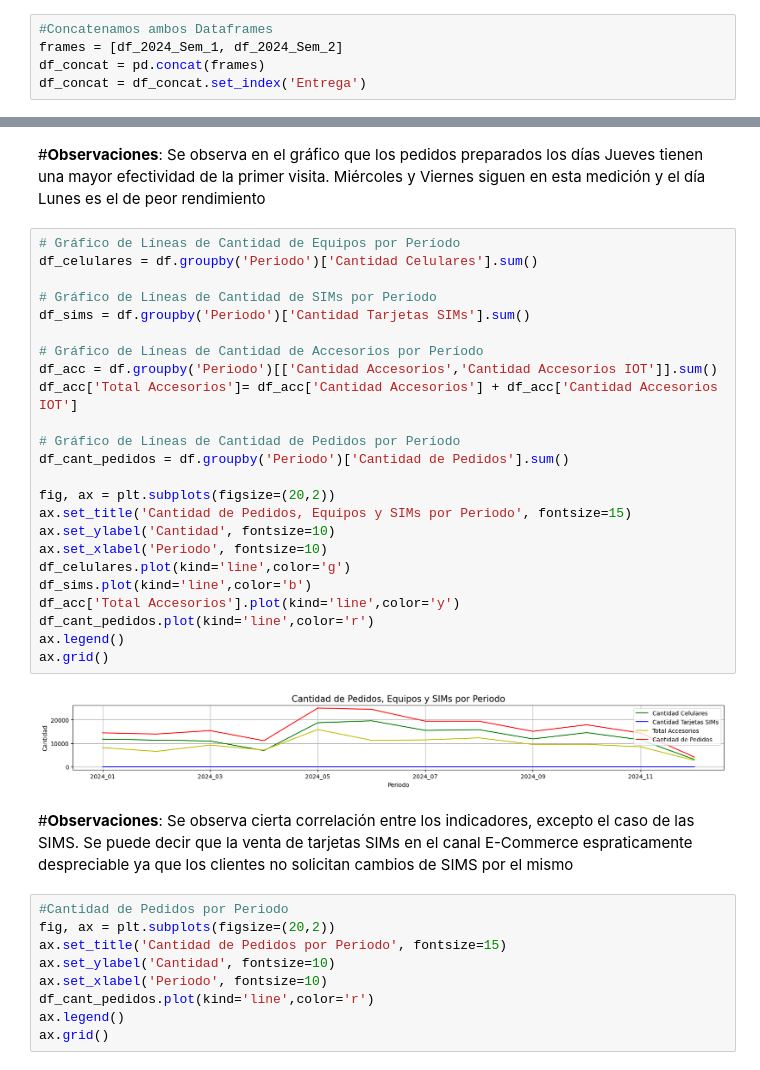
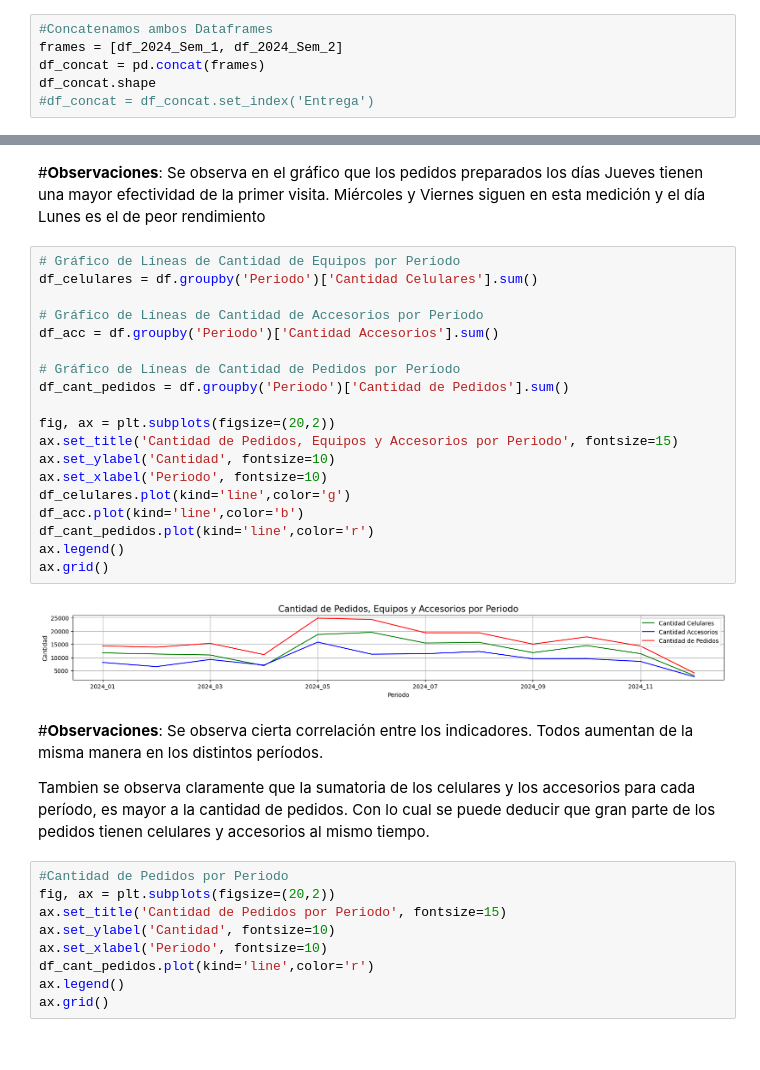
Before and after one commit to Leonardo-rodcas/Proyecto-DS-61190-E-Commerce, a Jupyter notebook: ProyectoDS_Rodriguez_Castillo_Leonardo.ipynb, the cells around one changed output, grey strips where cells are left out. Saved outputs shown, nothing was run; the diff lists cells and outputs as text.

```diff
--- a/ProyectoDS_Rodriguez_Castillo_Leonardo.ipynb
+++ b/ProyectoDS_Rodriguez_Castillo_Leonardo.ipynb
@@ -171,4 +171,5 @@ df_2024_Sem_2 = pd.read_excel(URL2)
 #Concatenamos ambos Dataframes
 frames = [df_2024_Sem_1, df_2024_Sem_2]
 df_concat = pd.concat(frames)
-df_concat = df_concat.set_index('Entrega')
+df_concat.shape
+#df_concat = df_concat.set_index('Entrega')
@@ -485,32 +514,29 @@ Se observa en el gráfico que los pedidos preparados los días Jueves tienen una
 # %%
 # Gráfico de Líneas de Cantidad de Equipos por Período
 df_celulares = df.groupby('Periodo')['Cantidad Celulares'].sum()
 
-# Gráfico de Líneas de Cantidad de SIMs por Período
-df_sims = df.groupby('Periodo')['Cantidad Tarjetas SIMs'].sum()
-
 # Gráfico de Líneas de Cantidad de Accesorios por Período
-df_acc = df.groupby('Periodo')[['Cantidad Accesorios','Cantidad Accesorios IOT']].sum()
-df_acc['Total Accesorios']= df_acc['Cantidad Accesorios'] + df_acc['Cantidad Accesorios IOT']
+df_acc = df.groupby('Periodo')['Cantidad Accesorios'].sum()
 
 # Gráfico de Líneas de Cantidad de Pedidos por Período
 df_cant_pedidos = df.groupby('Periodo')['Cantidad de Pedidos'].sum()
 
 fig, ax = plt.subplots(figsize=(20,2))
-ax.set_title('Cantidad de Pedidos, Equipos y SIMs por Periodo', fontsize=15)
+ax.set_title('Cantidad de Pedidos, Equipos y Accesorios por Periodo', fontsize=15)
 ax.set_ylabel('Cantidad', fontsize=10)
 ax.set_xlabel('Periodo', fontsize=10)
 df_celulares.plot(kind='line',color='g')
-df_sims.plot(kind='line',color='b')
-df_acc['Total Accesorios'].plot(kind='line',color='y')
+df_acc.plot(kind='line',color='b')
 df_cant_pedidos.plot(kind='line',color='r')
 ax.legend()
 ax.grid()
 # %% [output]
-[figure, old version]
+[figure, new version]
-# %% [markdown]
-#**Observaciones**:
-Se observa cierta correlación entre los indicadores, excepto el caso de las SIMS. Se puede decir que la venta de tarjetas SIMs en el canal E-Commerce espraticamente despreciable ya que los clientes no solicitan cambios de SIMS por el mismo
+# %% [markdown]
+#**Observaciones**:
+Se observa cierta correlación entre los indicadores. Todos aumentan de la misma manera en los distintos períodos.
+
+Tambien se observa claramente que la sumatoria de los celulares y los accesorios para cada período, es mayor a la cantidad de pedidos. Con lo cual se puede deducir que gran parte de los pedidos tienen celulares y accesorios al mismo tiempo.
 # %%
 #Cantidad de Pedidos por Periodo
 fig, ax = plt.subplots(figsize=(20,2))
```
Also changed, not shown: parts of 25 cells of this notebook.
